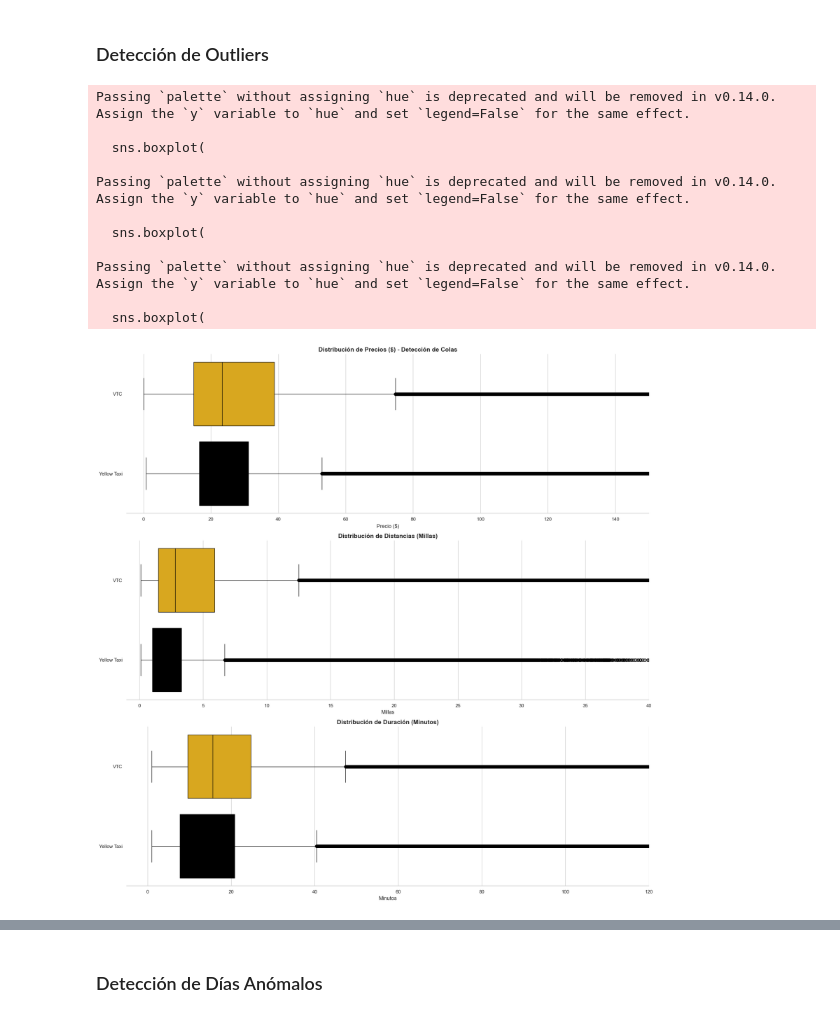
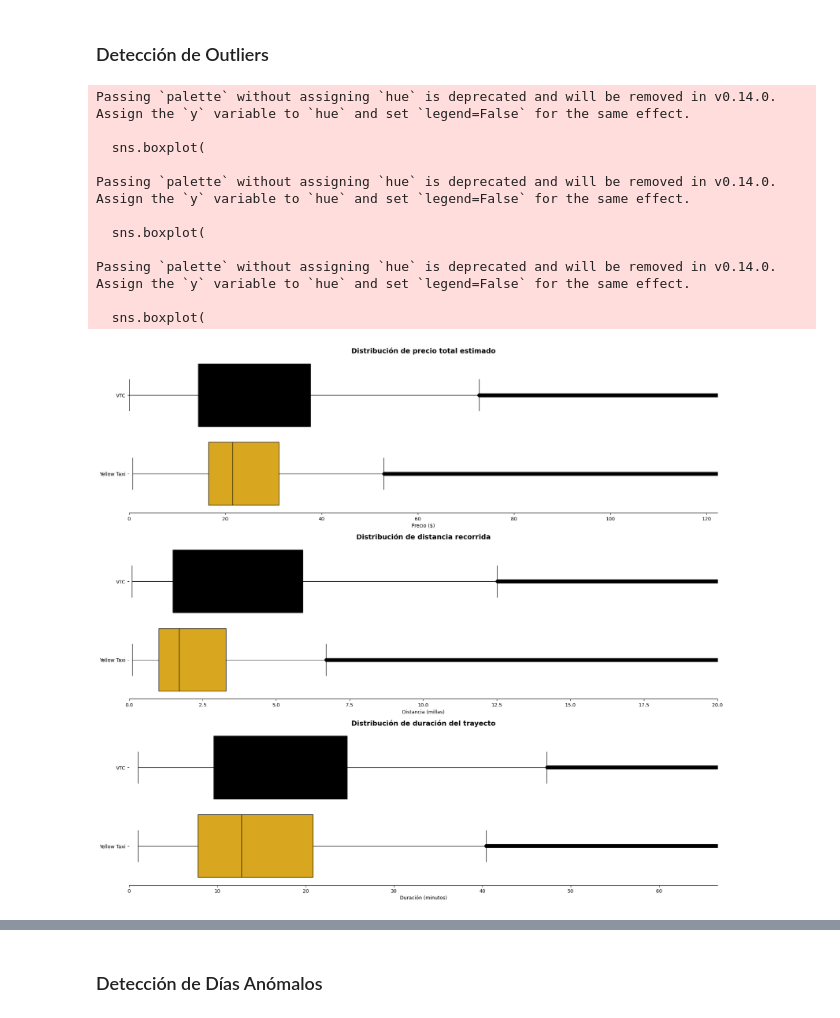
Before and after one commit to carmengranadosv/PD2-conducIA, a Jupyter notebook: src/analysis/variable_analysis.ipynb, the cells around one changed output, grey strips where cells are left out. Cells and saved outputs as stored; diff of their text form; code cells hidden in the pictures.

```diff
--- a/src/analysis/variable_analysis.ipynb
+++ b/src/analysis/variable_analysis.ipynb
@@ -208,3 +210,17 @@ Además, el resto de las variables no tienen valores nulos, lo que es muy buena
+# %%
+df = df.copy()
+
+df["hora_inicio"] = df["fecha_inicio"].dt.hour
+df["dia_semana"] = df["fecha_inicio"].dt.dayofweek  # 0=Lunes
+df["es_finde"] = df["dia_semana"].isin([5,6]).astype(int)
+
+# Duración coherente (si tenéis fecha_fin)
+if "fecha_fin" in df.columns:
+    df["duracion_calc_min"] = (df["fecha_fin"] - df["fecha_inicio"]).dt.total_seconds() / 60
+
+# Medidas de productividad (útiles para ConducIA)
+df["ingreso_por_milla"] = df["precio_total_est"] / df["distancia"].replace(0, np.nan)
+df["ingreso_por_min"] = df["precio_total_est"] / df["duracion_min"].replace(0, np.nan)
 # %% [markdown]
 ### Análisis de Correlación
 # %%
@@ -243,80 +374,76 @@ plt.show()
 # %% [markdown]
 ### Detección de Outliers
 # %%
-# --- ANÁLISIS DE OUTLIERS  ---
-fig, axes = plt.subplots(3, 1, figsize=(18, 18), sharex=False)
-colores = ['#F7B500', 'black']
+# --- ANÁLISIS DE OUTLIERS ---
+import matplotlib.pyplot as plt
+import seaborn as sns
+import numpy as np
 
-# Precio
+fig, axes = plt.subplots(3, 1, figsize=(18, 16), sharex=False)
+colores = ['black', '#F7B500']
+
+# Límites visuales basados en percentiles (más defendible que ponerlos "a ojo")
+lim_precio_vis = df["precio_total_est"].quantile(0.99)
+lim_dist_vis = df["distancia"].quantile(0.99)
+lim_dur_vis = df["duracion_min"].quantile(0.99)
+
+# 1) Precio
 sns.boxplot(
     data=df,
-    x='precio_total_est', # Variable numérica en X
-    y='tipo_vehiculo',             # Variable categórica en Y
+    x="precio_total_est",
+    y="tipo_vehiculo",
     ax=axes[0],
     palette=colores,
-    orient='h'            # Orientación horizontal
+    orient="h"
 )
-axes[0].set_title("Distribución de Precios ($) - Detección de Colas", fontsize=14, fontweight='bold')
+axes[0].set_title("Distribución de precio total estimado", fontsize=14, fontweight="bold")
 axes[0].set_xlabel("Precio ($)")
-axes[0].set_ylabel("") # Quitamos la etiqueta 'tipo' que es obvia
-axes[0].set_xlim(-5, 150) # Zoom en la zona interesante (ajusta según tus datos)
+axes[0].set_ylabel("")
+axes[0].set_xlim(0, lim_precio_vis)
 sns.despine(ax=axes[0], left=True)
 
-# Distancia
+# 2) Distancia
 sns.boxplot(
     data=df,
-    x='distancia',
-    y='tipo_vehiculo',
+    x="distancia",
+    y="tipo_vehiculo",
     ax=axes[1],
     palette=colores,
-    orient='h'
+    orient="h"
 )
-axes[1].set_title("Distribución de Distancias (Millas)", fontsize=14, fontweight='bold')
-axes[1].set_xlabel("Millas")
+axes[1].set_title("Distribución de distancia recorrida", fontsize=14, fontweight="bold")
+axes[1].set_xlabel("Distancia (millas)")
 axes[1].set_ylabel("")
-axes[1].set_xlim(-1, 40)
+axes[1].set_xlim(0, lim_dist_vis)
 sns.despine(ax=axes[1], left=True)
 
-# Duración
+# 3) Duración
 sns.boxplot(
     data=df,
-    x='duracion_min',
-    y='tipo_vehiculo',
+    x="duracion_min",
+    y="tipo_vehiculo",
     ax=axes[2],
     palette=colores,
-    orient='h'
+    orient="h"
 )
-axes[2].set_title("Distribución de Duración (Minutos)", fontsize=14, fontweight='bold')
-axes[2].set_xlabel("Minutos")
+axes[2].set_title("Distribución de duración del trayecto", fontsize=14, fontweight="bold")
+axes[2].set_xlabel("Duración (minutos)")
 axes[2].set_ylabel("")
-axes[2].set_xlim(-5, 120)
+axes[2].set_xlim(0, lim_dur_vis)
 sns.despine(ax=axes[2], left=True)
 
 plt.tight_layout()
 plt.show()
-
-limite_precio = 150
-limite_distancia = 0.5 # Menos de media milla suele ser error o caminar
-limite_tiempo = 2 # Menos de 2 min suele ser cancelación
-
-outliers = df[
-    (df.precio_total_est > limite_precio) |
-    (df.distancia < limite_distancia) |
-    (df.duracion_min < limite_tiempo)
-]
-
-print(f" Detectados {len(outliers):,} registros sospechosos.")
-print("Criterios: Precio > $150, Distancia < 0.5 millas, Tiempo < 2 min")
 # %% [output]
 Passing `palette` without assigning `hue` is deprecated and will be removed in v0.14.0. Assign the `y` variable to `hue` and set `legend=False` for the same effect.
 
   sns.boxplot(
 
 Passing `palette` without assigning `hue` is deprecated and will be removed in v0.14.0. Assign the `y` variable to `hue` and set `legend=False` for the same effect.
 
   sns.boxplot(
 
 Passing `palette` without assigning `hue` is deprecated and will be removed in v0.14.0. Assign the `y` variable to `hue` and set `legend=False` for the same effect.
 
   sns.boxplot(
-[figure, old version]
+[figure, new version]
```
Also changed, not shown: parts of 13 cells of this notebook.
